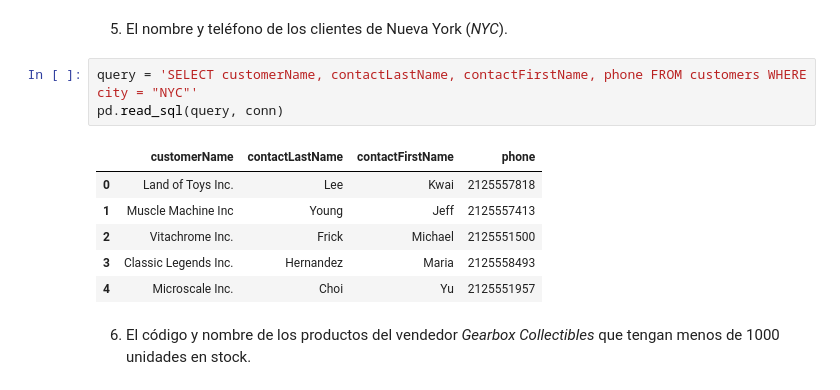
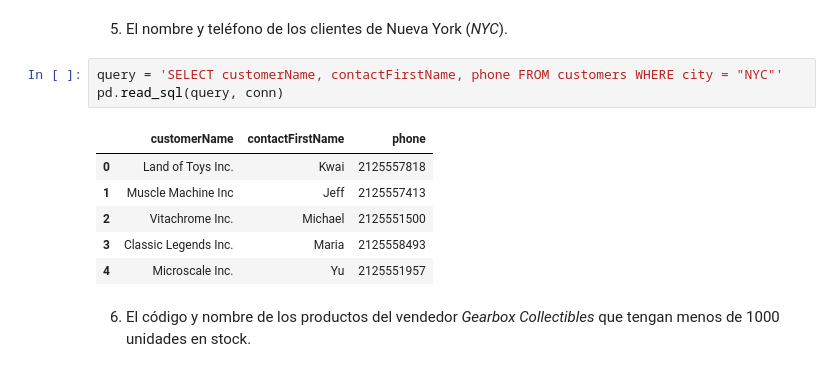
Before and after one commit to andrea-sanchez/master_ia, a Jupyter notebook: Ciencia de Datos/Actividad3BDManipulacion_A01795414.ipynb, the cells around one changed output. Saved outputs shown, nothing was run; the diff lists cells and outputs as text.

```diff
--- a/Ciencia de Datos/Actividad3BDManipulacion_A01795414.ipynb
+++ b/Ciencia de Datos/Actividad3BDManipulacion_A01795414.ipynb
@@ -113,15 +113,15 @@ pd.read_sql(query, conn)
 # %% [markdown]
 5.	El nombre y teléfono de los clientes de Nueva York (*NYC*).
 # %%
-query = 'SELECT customerName, contactLastName, contactFirstName, phone FROM customers WHERE city = "NYC"'
+query = 'SELECT customerName, contactFirstName, phone FROM customers WHERE city = "NYC"'
 pd.read_sql(query, conn)
 # %% [output]
-|  | customerName | contactLastName | contactFirstName | phone |
-| 0 | Land of Toys Inc. | Lee | Kwai | 2125557818 |
-| 1 | Muscle Machine Inc | Young | Jeff | 2125557413 |
-| 2 | Vitachrome Inc. | Frick | Michael | 2125551500 |
-| 3 | Classic Legends Inc. | Hernandez | Maria | 2125558493 |
-| 4 | Microscale Inc. | Choi | Yu | 2125551957 |
+|  | customerName | contactFirstName | phone |
+| 0 | Land of Toys Inc. | Kwai | 2125557818 |
+| 1 | Muscle Machine Inc | Jeff | 2125557413 |
+| 2 | Vitachrome Inc. | Michael | 2125551500 |
+| 3 | Classic Legends Inc. | Maria | 2125558493 |
+| 4 | Microscale Inc. | Yu | 2125551957 |
 # %% [markdown]
 6.	El código y nombre de los productos del vendedor *Gearbox Collectibles* que tengan menos de 1000 unidades en stock.
 # %%
```
Also changed, not shown: parts of 26 cells of this notebook.
